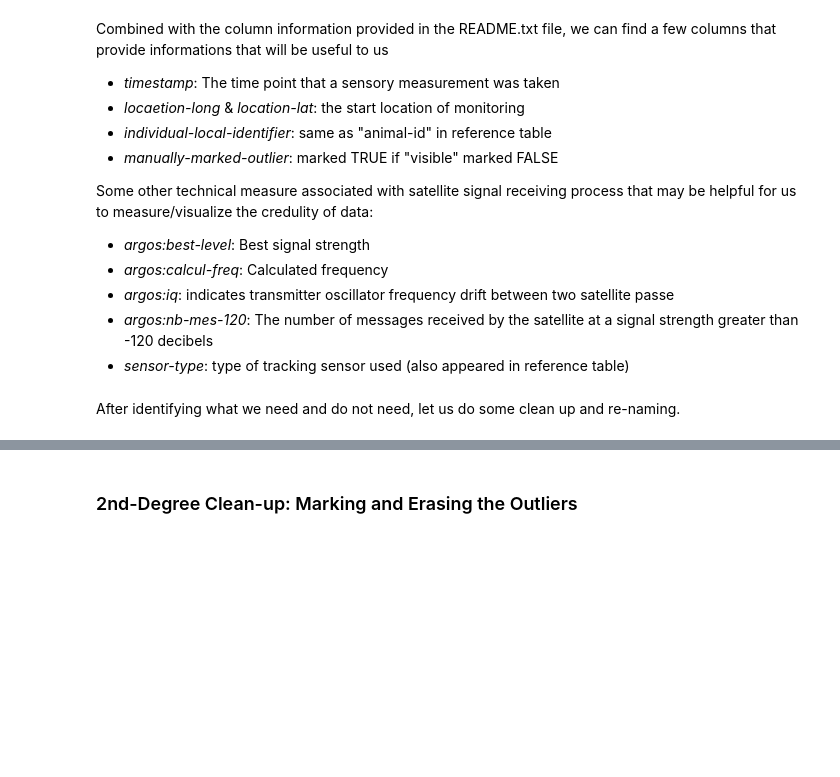
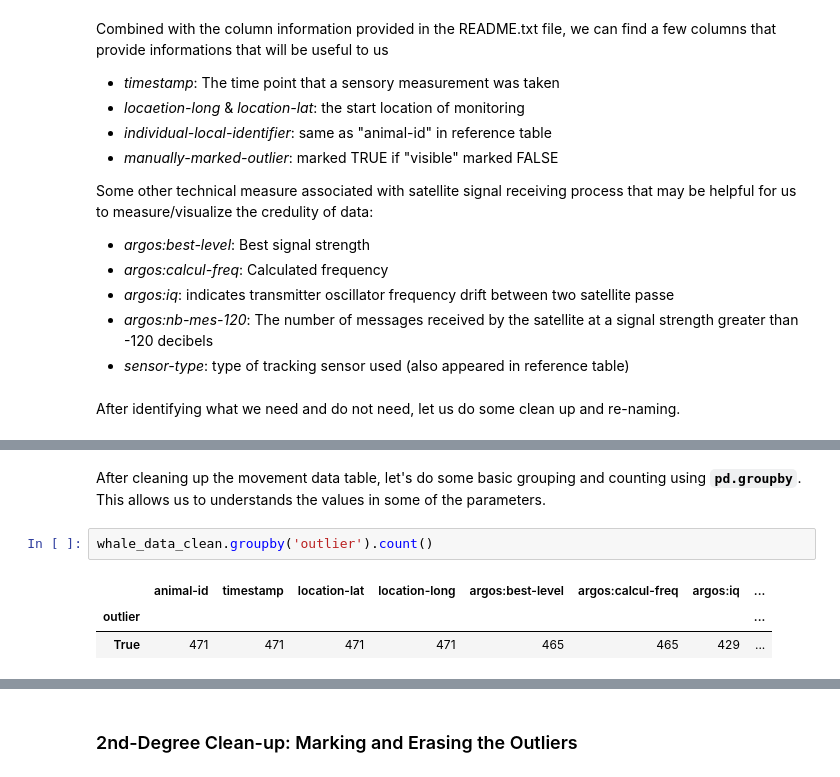
Before and after one commit to gigglypear/movebank_explore, a Jupyter notebook: code/Movebank Data Analysis Attempt.ipynb, the cells around one changed output, grey strips where cells are left out. Saved outputs shown, nothing was run; the diff lists cells and outputs as text; blank space fills up the shorter version.

```diff
--- a/code/Movebank Data Analysis Attempt.ipynb
+++ b/code/Movebank Data Analysis Attempt.ipynb
@@ -131,3 +135,11 @@ whale_data_clean.head()
 | 2 | 1993CA-Bmu-10833 | 1993-08-28 18:54:00.000 | 37.022 | -122.415 | NaN | NaN | NaN | ... |
 | 3 | 1993CA-Bmu-10836 | 1993-08-31 23:40:00.000 | 37.198 | -122.773 | NaN | NaN | NaN | ... |
 | 4 | 1994CA-Bmu-10820 | 1994-09-13 21:28:00.000 | 37.687 | -123.102 | NaN | NaN | NaN | ... |
+# %% [markdown]
+After cleaning up the movement data table, let's do some basic grouping and counting using __`pd.groupby`__. This allows us to understands the values in some of the parameters.
+# %%
+whale_data_clean.groupby('outlier').count()
+# %% [output]
+|  | animal-id | timestamp | location-lat | location-long | argos:best-level | argos:calcul-freq | argos:iq | ... |
+| outlier |  |  |  |  |  |  |  | ... |
+| True | 471 | 471 | 471 | 471 | 465 | 465 | 429 | ... |
```
Also changed, not shown: parts of 11 cells of this notebook, 1 other file.
